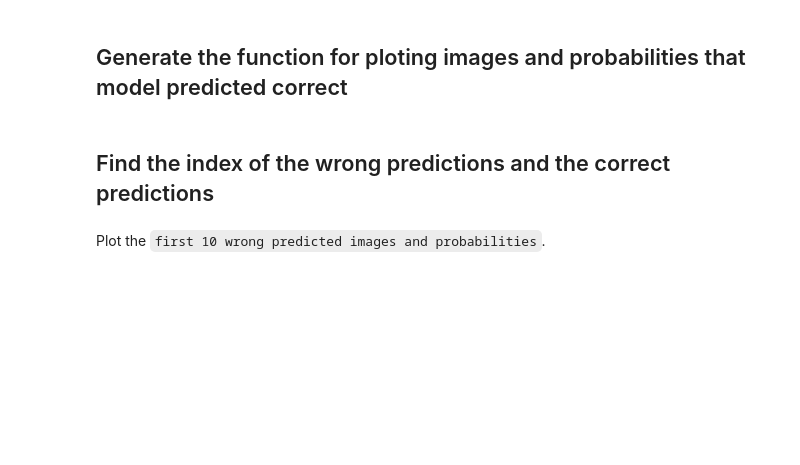
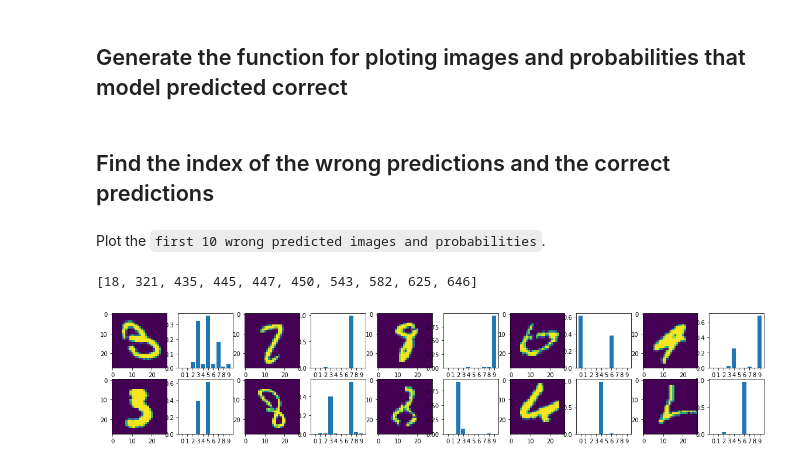
Before and after one commit to AllyHyeseongKim/CAU13601_Algorithms, a Jupyter notebook: assignment04/Tensorflow_mnist_example.ipynb, the cells around one changed output. Drawn from its saved outputs; the diff is of its cells as text; code cells hidden in the pictures; blank space fills up the shorter version.

Commit message:
[assignment04] Plot the first 10 wrong predicted images and probabilities

```diff
--- a/assignment04/Tensorflow_mnist_example.ipynb
+++ b/assignment04/Tensorflow_mnist_example.ipynb
@@ -337,3 +337,13 @@ def plot_correct(index, prediction_array, true_label):
 ## Find the index of the wrong predictions and the correct predictions
 # %% [markdown]
 Plot the `first 10 wrong predicted images and probabilities`.
+# %%
+index = error_mnist(pred, test_labels)
+index_slice = index[:10]
+print(index[:10])
+# %% [output]
+[18, 321, 435, 445, 447, 450, 543, 582, 625, 646]
+# %%
+plot_error(index_slice, pred, test_labels)
+# %% [output]
+[figure, added]
```
